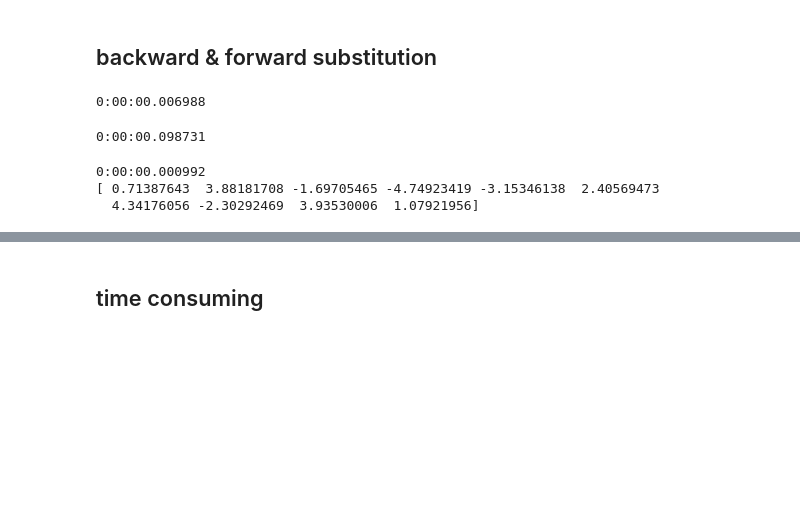
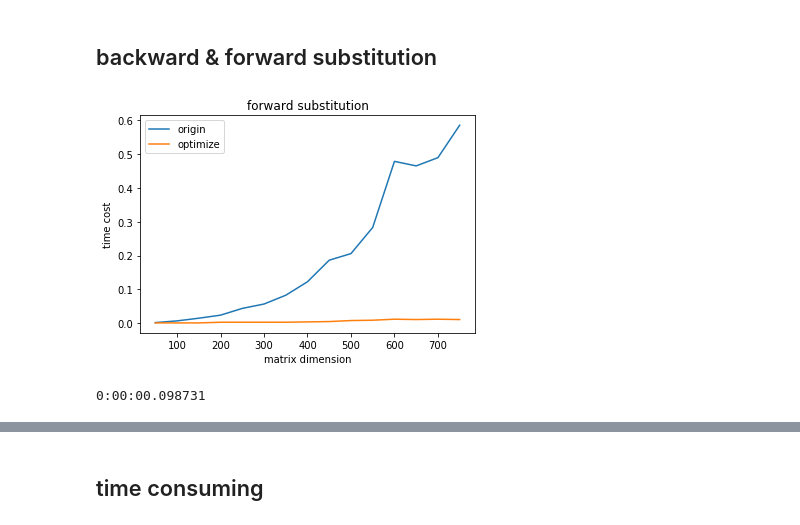
Before and after one commit to easilylazy/data-science, a Jupyter notebook: lu.ipynb, the cells around one changed output, grey strips where cells are left out. Saved outputs shown, nothing was run; the diff lists cells and outputs as text; code cells hidden in the pictures; blank space fills up the shorter version.

```diff
--- a/lu.ipynb
+++ b/lu.ipynb
@@ -72,14 +58,31 @@ def forward_o(L,b):
         Y[i+1:]-=Y[i]*L[i+1:,i]
     return Y
 # %%
-d=400
-M=np.random.rand(d,d)
-b=np.random.rand(d)
-P,L,U=scipy.linalg.lu(M)
+timel_o=[]
+timel=[]
+for d in range(50,800,50):
+
+    M=np.random.rand(d,d)
+    b=np.random.rand(d)
+    P,L,U=scipy.linalg.lu(M)
+    _,time=forward_o(L,b)
+    # print(time.total_seconds())
+    timel_o.append(time.total_seconds())
+    _,time=forward(L,b)
+    timel.append(time.total_seconds())
+    # print(time.total_seconds())
+# %%
+plt.plot(range(50,800,50),timel,label='origin')
+plt.plot(range(50,800,50),timel_o,label='optimize')
+plt.legend()
+plt.xlabel('matrix dimension')
+plt.ylabel('time cost')
+plt.title('forward substitution')
+plt.show()
+# %% [output]
+[figure, added]
 # %%
 _=forward_o(L,b)
-# %% [output]
-0:00:00.006988
 # %%
 _=forward(L,b)
 # %% [output]
@@ -102,7 +102,0 @@ b=np.random.rand(np.shape(U)[0])
-# %%
-Y=backward(U,b)
-print(Y)
-# %% [output]
-0:00:00.000992
-[ 0.71387643  3.88181708 -1.69705465 -4.74923419 -3.15346138  2.40569473
-  4.34176056 -2.30292469  3.93530006  1.07921956]
```
Also changed, not shown: parts of 22 cells of this notebook.
